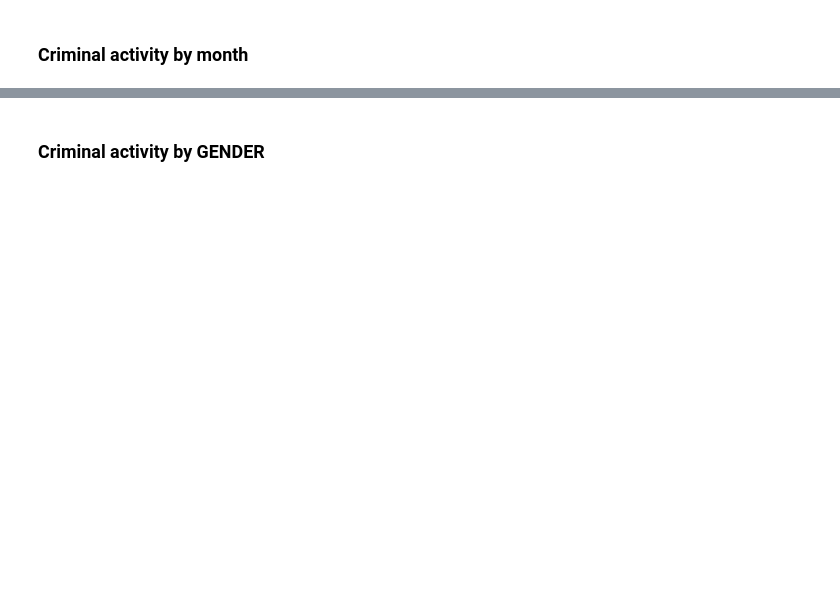
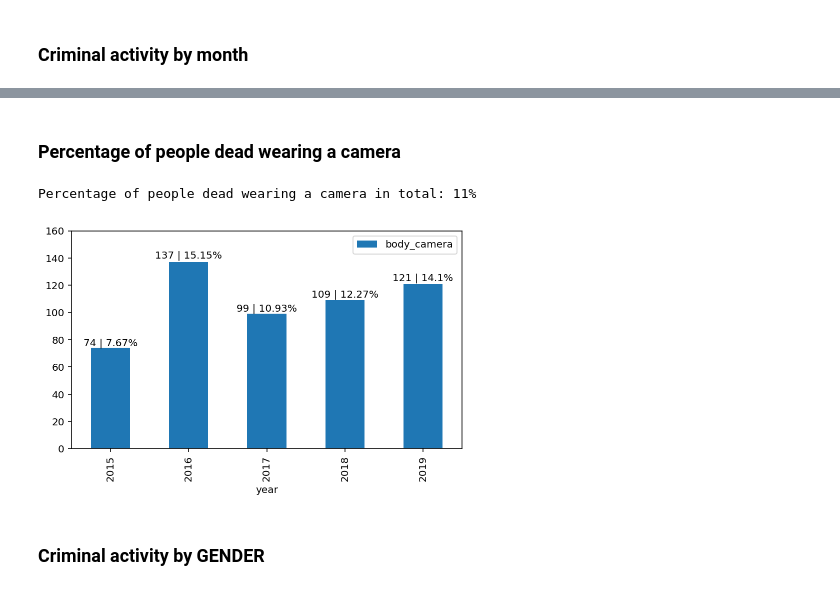
Before and after one commit to javsanbel2/betaproject, a Jupyter notebook: beta_javier.ipynb, the cells around one changed output, grey strips where cells are left out. Cells and saved outputs as stored; diff of their text form; code cells hidden in the pictures; blank space fills up the shorter version.

```diff
--- a/beta_javier.ipynb
+++ b/beta_javier.ipynb
@@ -165,3 +176,31 @@ plt.show()
+# %% [markdown]
+<h3>Percentage of people dead wearing a camera</h3>
+# %%
+fig, ax = plt.subplots()
+
+percent_incidents_filmed = df["body_camera"].sum() * 100 // total_shootings
+print('Percentage of people dead wearing a camera in total: ' + str(percent_incidents_filmed) + '%')
+
+df_camera = df[["year", "body_camera"]].copy()
+df_camera = df_camera.loc[df_camera["year"] < 2020] # Pull 2020 out
+df_camera["body_camera"] = df_camera["body_camera"].astype(int)
+
+df_camera_plot = df_camera.groupby('year').sum()
+df_camera_plot["body_camera_count"] = df_camera.groupby('year')["body_camera"].count()
+df_camera_plot["percentage"] = round((df_camera_plot["body_camera"] / df_camera_plot["body_camera_count"]) * 100, 2)
+
+df_camera_plot.plot(kind='bar', y='body_camera', ax=ax, ylim=(0, 160), figsize=(7, 4))
+for p in ax.patches:
+    width = p.get_width()
+    height = p.get_height()
+    x, y = p.get_xy()
+    value = str(df_camera_plot.loc[df_camera_plot["body_camera"] == height]["percentage"].item()) + '%'
+    ax.annotate((f"{height} | " + value), (x + width/2, y + height*1.02), ha='center')
+
+plt.show()
+# %% [output]
+Percentage of people dead wearing a camera in total: 11%
+[figure, added]
 # %% [markdown]
 <h3>Criminal activity by GENDER</h3>
 # %%
```
Also changed, not shown: parts of 18 cells of this notebook.
